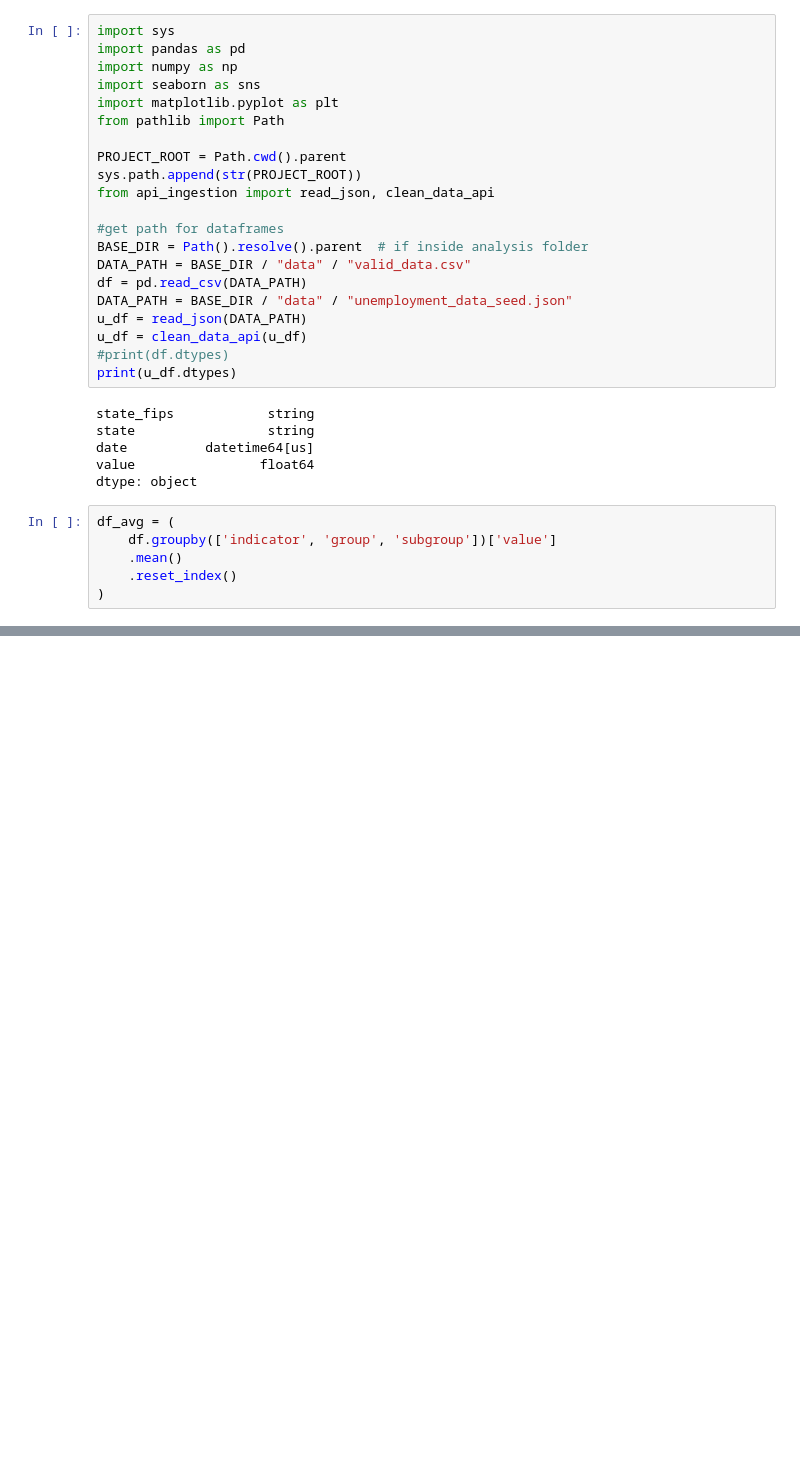
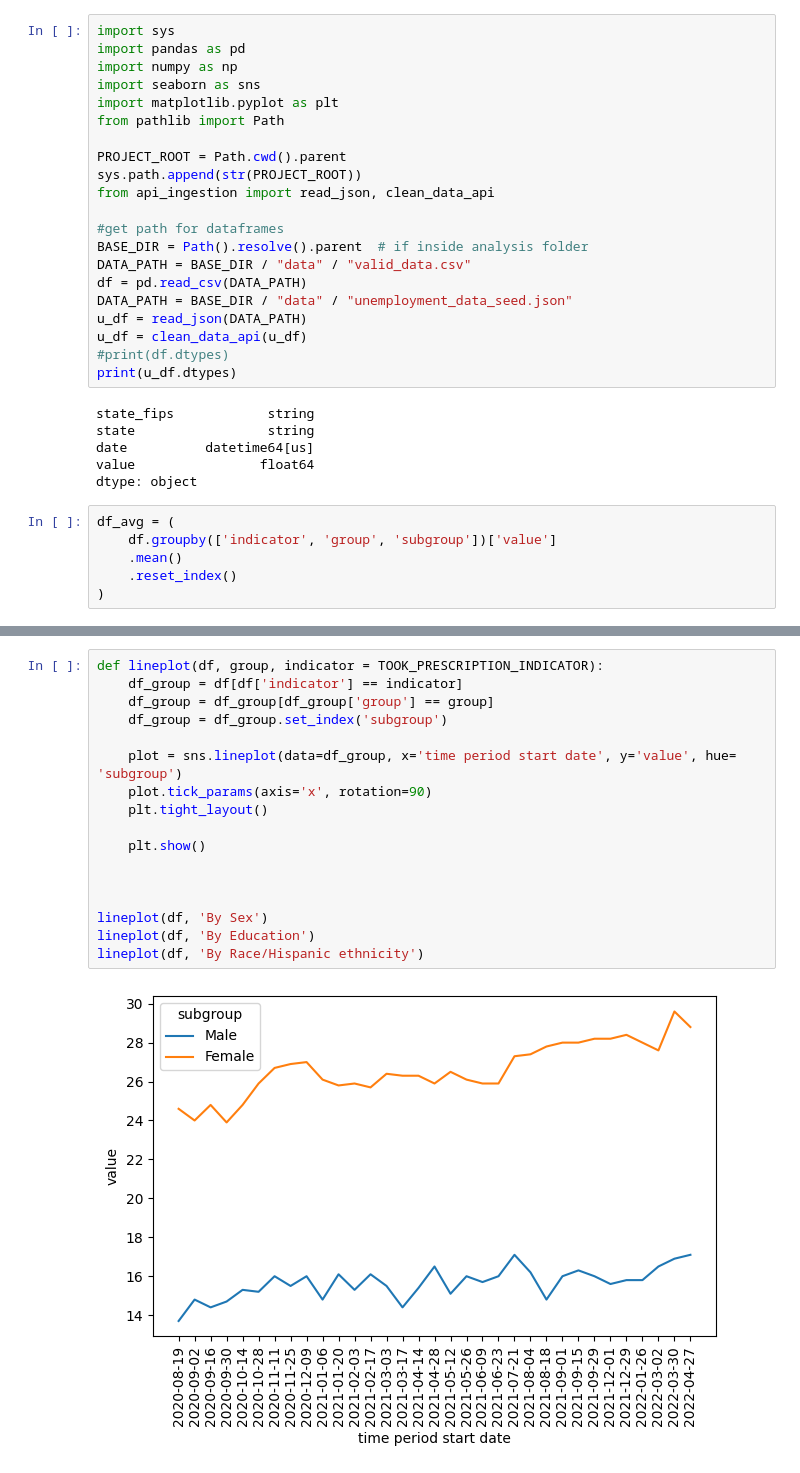
Before and after one commit to DataTrainingFoundations/MHIngestion, a Jupyter notebook: analysis/ritvik_analysis.ipynb, the cells around one changed output, grey strips where cells are left out. Cells and saved outputs as stored; diff of their text form; blank space fills up the shorter version.

```diff
--- a/analysis/ritvik_analysis.ipynb
+++ b/analysis/ritvik_analysis.ipynb
@@ -76,0 +74,19 @@ histogram(df_avg, 'By Race/Hispanic ethnicity')
+# %%
+def lineplot(df, group, indicator = TOOK_PRESCRIPTION_INDICATOR):
+    df_group = df[df['indicator'] == indicator]
+    df_group = df_group[df_group['group'] == group]
+    df_group = df_group.set_index('subgroup')
+
+    plot = sns.lineplot(data=df_group, x='time period start date', y='value', hue= 'subgroup')
+    plot.tick_params(axis='x', rotation=90)
+    plt.tight_layout()
+
+    plt.show()
+
+
+
+lineplot(df, 'By Sex')
+lineplot(df, 'By Education')
+lineplot(df, 'By Race/Hispanic ethnicity')
+# %% [output]
+[figure, added]
```
Also changed, not shown: parts of 3 cells of this notebook.
